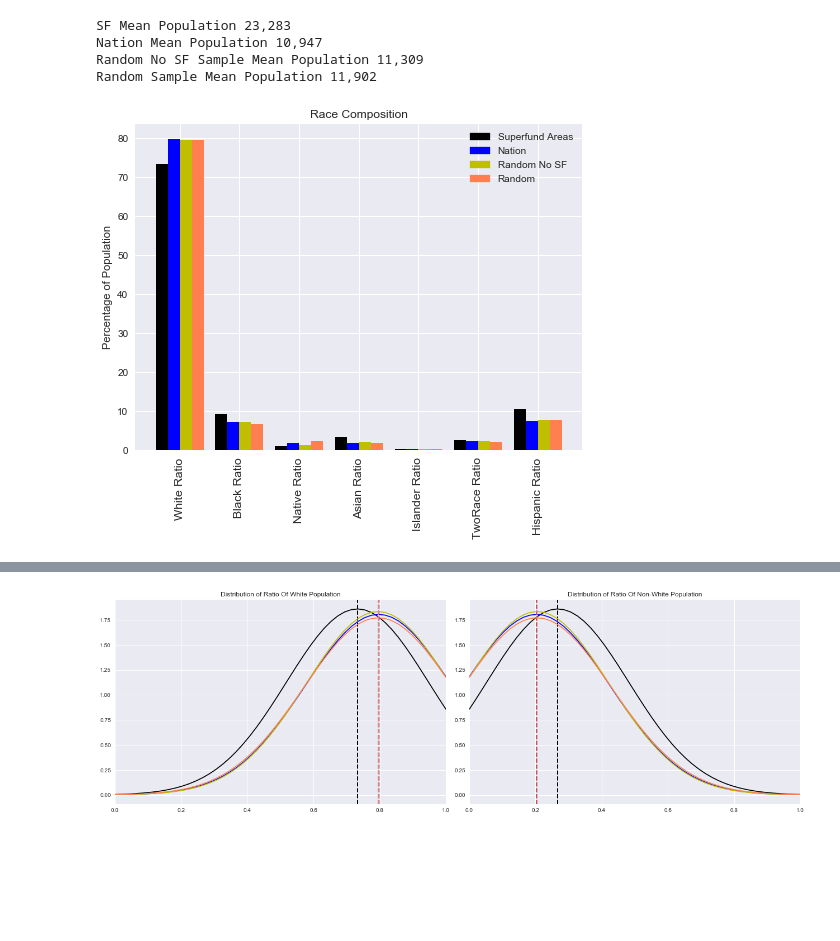
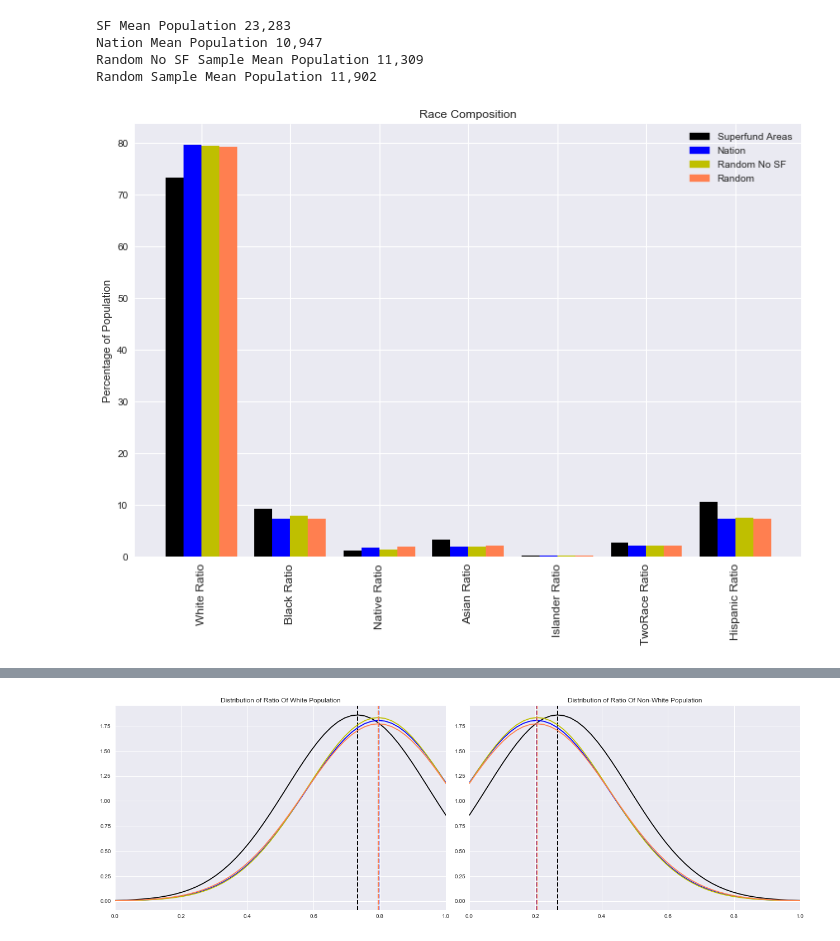
Before and after one commit to harshil753/Project1, a Jupyter notebook: FirstProject.ipynb, the cells around one changed output, grey strips where cells are left out. Drawn from its saved outputs; the diff is of its cells as text; code cells hidden in the pictures; blank space fills up the shorter version.

```diff
--- a/FirstProject.ipynb
+++ b/FirstProject.ipynb
@@ -11,7 +11,7 @@ from resources.statesAreaInMiles import statesAreaInMiles
 import scipy.stats as stats
 import plotly as py
 from plotly.tools import FigureFactory as FF
-from mpl_toolkits.basemap import Basemap as Basemap
+# from mpl_toolkits.basemap import Basemap as Basemap
 from matplotlib.colors import rgb2hex
 from matplotlib.patches import Polygon
 from matplotlib.gridspec import GridSpec
@@ -26,9 +26,9 @@ py.offline.init_notebook_mode(connected=True)
 
 dt = datetime.today().strftime('%m-%d-%y')
 # Extract API key from external json file
-keyPairs = open('../../keys/appkey.json')
+# keyPairs = open('../../keys/appkey.json')
 # Kristine's keys
-# keyPairs = open('keys/appkey.json')
+keyPairs = open('keys/appkey.json')
 keyPairs_json = json.load(keyPairs)
 gkey = keyPairs_json['gkey']
 censuskey = keyPairs_json['censuskey']
@@ -757,10 +759,10 @@ len(sfcensus)
 no_sf = censusByZipCd2015_df[censusByZipCd2015_df['zip code tabulation area'].isin(sf["Zip"])==False]
 
 # pull a sample of zipcodes without SF sites that is same size as zipcode with SF sites
-no_sf_subset = no_sf.sample(1087)
+no_sf_subset = no_sf.sample(1156)
 
 # pull a sample of zipcodes without SF sites that is same size as zipcode with SF sites
-random_subset = censusByZipCd2015_df.sample(1087)
+random_subset = censusByZipCd2015_df.sample(1156)
 
 
 groups = ["Superfund Areas", "Nation", "Random No SF", "Random"]
@@ -1009,10 +1011,10 @@ def getHistogramAndBellCurve(plt, popRatioLabel, sfcensus, censusByZipCd2015_df,
     plt.title(tit)
     return plt
 # %%
-plt.figure(figsize=(8,6))
+plt.figure(figsize=(12,8))
 popRatioLabels_v = ["White Ratio", "Black Ratio","Native Ratio","Asian Ratio","Islander Ratio","TwoRace Ratio","Hispanic Ratio"]
 
 getBarGraphSFAndNationParallel(plt, popRatioLabels_v, sfcensus, censusByZipCd2015_df, no_sf_subset, random_subset, "Race Composition", "Percentage of Population", "90", 111)
 plt.show()
 # %% [output]
-[figure, old version]
+[figure, new version]
```
Also changed, not shown: parts of 24 cells of this notebook, 3 other files.
